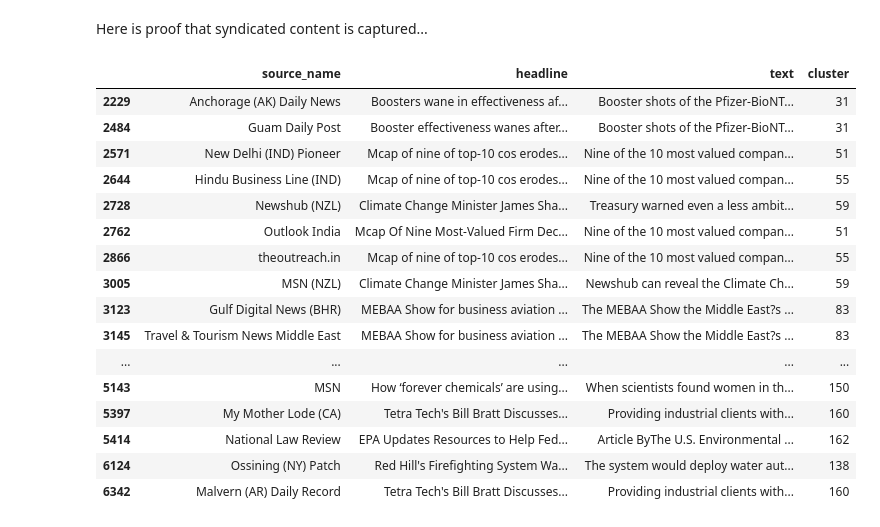
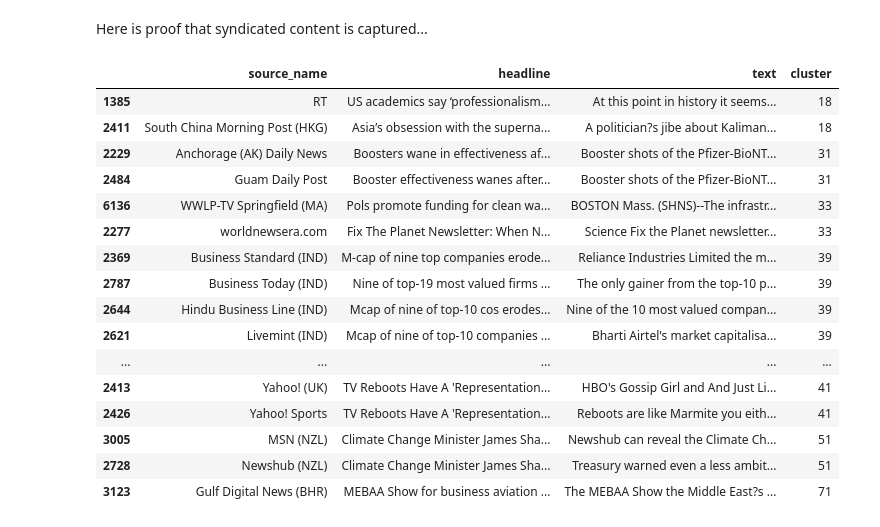
Before and after one commit to coderpendent/research-sandbox, a Jupyter notebook: Semantic Search/group_by_similarity.ipynb, the cells around one changed output. Saved outputs shown, nothing was run; the diff lists cells and outputs as text; code cells hidden in the pictures.

Commit message:
added text similarity examples

```diff
--- a/Semantic Search/group_by_similarity.ipynb
+++ b/Semantic Search/group_by_similarity.ipynb
@@ -191,11 +205,13 @@ index = SimhashIndex(paws_objs, k=distance_threshold)
 # %%
 # determine how many clusters there are and which docs belong to each cluster
 clusters = {}
-cluster_id = 0
-for simhash_key, hashes in index.bucket.items():
-    similar_doc_ids = [int(hash_details.split(",")[1]) for hash_details in hashes]
-    clusters[cluster_id] = set(similar_doc_ids)
-    cluster_id += 1
+cluster = 0
+seen = set()
+for doc in paws_objs:
+    if doc[0] not in seen:
+        clusters[cluster] = set(index.get_near_dups(doc[1]))
+        seen.update(clusters[cluster])
+        cluster += 1
 # %%
 # create a list of tuples representing the edges in a graph
 edges = set([(x, y) for c in clusters.values() for x, y in combinations_with_replacement(c, 2)])
@@ -299,8 +315,10 @@ index = SimhashIndex(eval_df_objs, k=distance_threshold)
 # %%
 # determine how many clusters there are and which docs belong to each cluster
 clusters = {}
-cluster_id = 0
-for simhash_key, hashes in index.bucket.items():
-    similar_doc_ids = [int(hash_details.split(",")[1]) for hash_details in hashes]
-    clusters[cluster_id] = set(similar_doc_ids)
-    cluster_id += 1
+cluster = 0
+seen = set()
+for doc in eval_df_objs:
+    if doc[0] not in seen:
+        clusters[cluster] = set(index.get_near_dups(doc[1]))
+        seen.update(clusters[cluster])
+        cluster += 1
@@ -368,16 +391,18 @@ blackwing_data_dict = blackwing_data.text.to_dict()
 blackwing_objs = [(str(k), Simhash(get_features(v))) for k, v in blackwing_data_dict.items()]
 
 # create an index for efficient searching
-distance_threshold = 1  # hashes > this value will not be considered similar, value must be an integer
+distance_threshold = 6  # hashes > this value will not be considered similar, value must be an integer
 index = SimhashIndex(blackwing_objs, k=distance_threshold)
 # %%
 # determine how many clusters there are and which docs belong to each cluster
 clusters = {}
-cluster_id = 0
-for simhash_key, hashes in index.bucket.items():
-    similar_doc_ids = [int(hash_details.split(",")[1]) for hash_details in hashes]
-    clusters[cluster_id] = set(similar_doc_ids)
-    cluster_id += 1
+cluster = 0
+seen = set()
+for doc in blackwing_objs:
+    if doc[0] not in seen:
+        clusters[cluster] = set(index.get_near_dups(doc[1]))
+        seen.update(clusters[cluster])
+        cluster += 1
 
 # create a list of tuples representing the edges in a graph
 edges = set([(x, y) for c in clusters.values() for x, y in combinations_with_replacement(c, 2)])
@@ -398,27 +441,27 @@ Here is proof that syndicated content is captured...
 # %%
 blackwing_data.loc[
     blackwing_data.cluster.isin(
         blackwing_data.groupby(['cluster'])['source_name'].nunique()[
             blackwing_data.groupby(['cluster'])['source_name'].nunique()>1
         ].index
     ),
     ['source_name', 'headline', 'text', 'cluster']
-].drop_duplicates().head(25)
+].drop_duplicates().sort_values(['cluster', 'source_name']).head(25)
 # %% [output]
 |  | source_name | headline | text | cluster |
+| 1385 | RT | US academics say ‘professionalism... | At this point in history it seems... | 18 |
+| 2411 | South China Morning Post (HKG) | Asia’s obsession with the superna... | A politician?s jibe about Kaliman... | 18 |
 | 2229 | Anchorage (AK) Daily News | Boosters wane in effectiveness af... | Booster shots of the Pfizer-BioNT... | 31 |
 | 2484 | Guam Daily Post | Booster effectiveness wanes after... | Booster shots of the Pfizer-BioNT... | 31 |
-| 2571 | New Delhi (IND) Pioneer | Mcap of nine of top-10 cos erodes... | Nine of the 10 most valued compan... | 51 |
-| 2644 | Hindu Business Line (IND) | Mcap of nine of top-10 cos erodes... | Nine of the 10 most valued compan... | 55 |
-| 2728 | Newshub (NZL) | Climate Change Minister James Sha... | Treasury warned even a less ambit... | 59 |
-| 2762 | Outlook India | Mcap Of Nine Most-Valued Firm Dec... | Nine of the 10 most valued compan... | 51 |
-| 2866 | theoutreach.in | Mcap of nine of top-10 cos erodes... | Nine of the 10 most valued compan... | 55 |
-| 3005 | MSN (NZL) | Climate Change Minister James Sha... | Newshub can reveal the Climate Ch... | 59 |
-| 3123 | Gulf Digital News (BHR) | MEBAA Show for business aviation ... | The MEBAA Show the Middle East?s ... | 83 |
-| 3145 | Travel & Tourism News Middle East | MEBAA Show for business aviation ... | The MEBAA Show the Middle East?s ... | 83 |
+| 6136 | WWLP-TV Springfield (MA) | Pols promote funding for clean wa... | BOSTON Mass. (SHNS)--The infrastr... | 33 |
+| 2277 | worldnewsera.com | Fix The Planet Newsletter: When N... | Science Fix the Planet newsletter... | 33 |
+| 2369 | Business Standard (IND) | M-cap of nine top companies erode... | Reliance Industries Limited the m... | 39 |
+| 2787 | Business Today (IND) | Nine of top-19 most valued firms ... | The only gainer from the top-10 p... | 39 |
+| 2644 | Hindu Business Line (IND) | Mcap of nine of top-10 cos erodes... | Nine of the 10 most valued compan... | 39 |
+| 2621 | Livemint (IND) | Mcap of nine of top-10 companies ... | Bharti Airtel's market capitalisa... | 39 |
 | ... | ... | ... | ... | ... |
-| 5143 | MSN | How ‘forever chemicals’ are using... | When scientists found women in th... | 150 |
-| 5397 | My Mother Lode (CA) | Tetra Tech's Bill Bratt Discusses... | Providing industrial clients with... | 160 |
-| 5414 | National Law Review | EPA Updates Resources to Help Fed... | Article ByThe U.S. Environmental ... | 162 |
-| 6124 | Ossining (NY) Patch | Red Hill's Firefighting System Wa... | The system would deploy water aut... | 138 |
-| 6342 | Malvern (AR) Daily Record | Tetra Tech's Bill Bratt Discusses... | Providing industrial clients with... | 160 |
+| 2413 | Yahoo! (UK) | TV Reboots Have A 'Representation... | HBO's Gossip Girl and And Just Li... | 41 |
+| 2426 | Yahoo! Sports | TV Reboots Have A 'Representation... | Reboots are like Marmite you eith... | 41 |
+| 3005 | MSN (NZL) | Climate Change Minister James Sha... | Newshub can reveal the Climate Ch... | 51 |
+| 2728 | Newshub (NZL) | Climate Change Minister James Sha... | Treasury warned even a less ambit... | 51 |
+| 3123 | Gulf Digital News (BHR) | MEBAA Show for business aviation ... | The MEBAA Show the Middle East?s ... | 71 |
```
Also changed, not shown: parts of 12 cells of this notebook, 4 other files.
